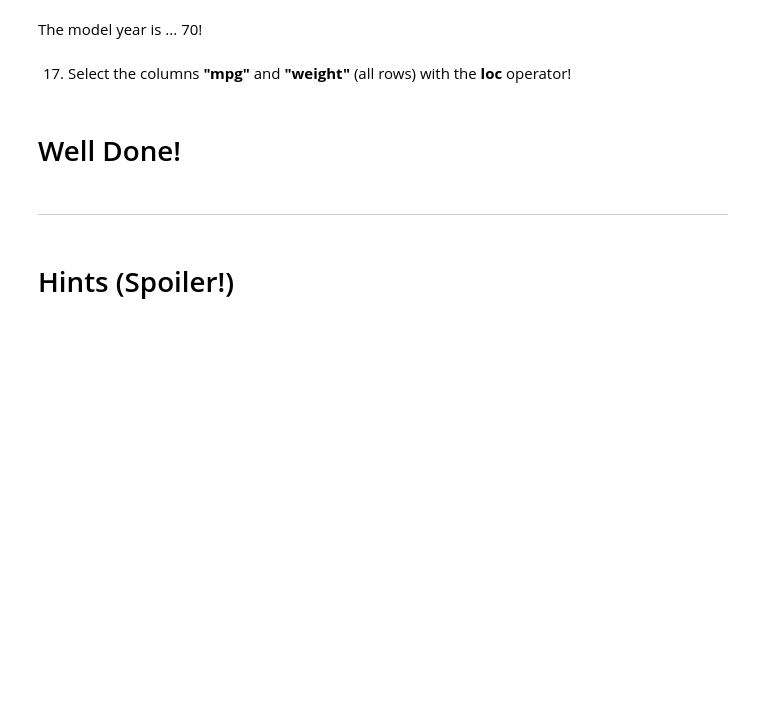
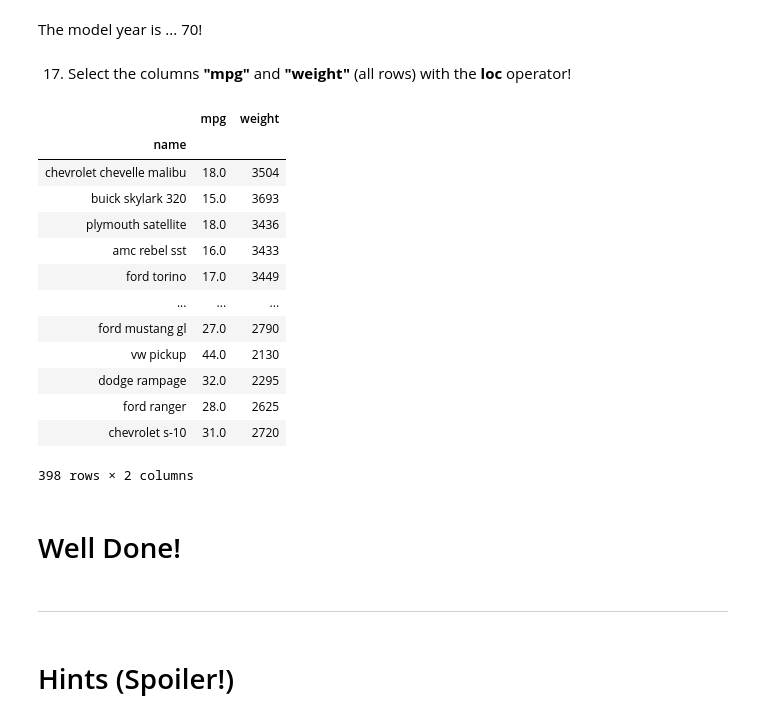
Before and after one commit to Ajay-2007/machine-learning-projects, a Jupyter notebook: pandas/Coding_Exercises_1_2.ipynb, the cells around one changed output. Saved outputs shown, nothing was run; the diff lists cells and outputs as text; code cells hidden in the pictures; blank space fills up the shorter version.

```diff
--- a/pandas/Coding_Exercises_1_2.ipynb
+++ b/pandas/Coding_Exercises_1_2.ipynb
@@ -158,7 +230,7 @@ The mpg is ... 44.0!
 13. __Import__ the __Cars Dataset__ one more time (save in the variable __cars__) and set the column __"name"__ as the __index__! <br>
 __Fill in the Gaps__!
 # %%
-cars = pd.read_csv(---, --- = "name")
+cars = pd.read_csv('./datasets/cars.csv', index_col = "name")
 # %%
 #run the cell and inspect!
 cars.head()
@@ -178,6 +301,23 @@ What´s the __model year__?
 The model year is ... 70!
 # %% [markdown]
 17. Select the columns __"mpg"__ and __"weight"__ (all rows) with the __loc__ operator!
+# %%
+cars.loc[:, ['mpg', 'weight']]
+# %% [output]
+|  | mpg | weight |
+| name |  |  |
+| chevrolet chevelle malibu | 18.0 | 3504 |
+| buick skylark 320 | 15.0 | 3693 |
+| plymouth satellite | 18.0 | 3436 |
+| amc rebel sst | 16.0 | 3433 |
+| ford torino | 17.0 | 3449 |
+| ... | ... | ... |
+| ford mustang gl | 27.0 | 2790 |
+| vw pickup | 44.0 | 2130 |
+| dodge rampage | 32.0 | 2295 |
+| ford ranger | 28.0 | 2625 |
+| chevrolet s-10 | 31.0 | 2720 |
+398 rows × 2 columns
 # %% [markdown]
 # Well Done!
 # %% [markdown]
```
Also changed, not shown: parts of 15 cells of this notebook.
